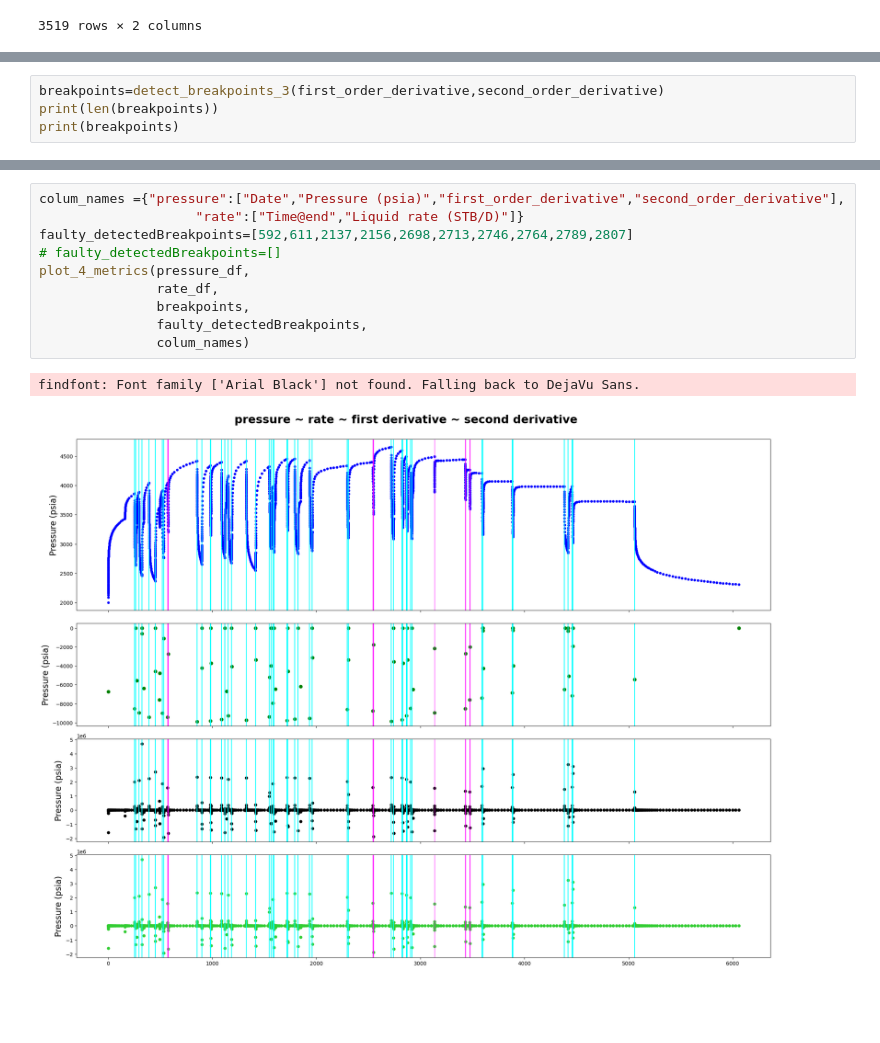
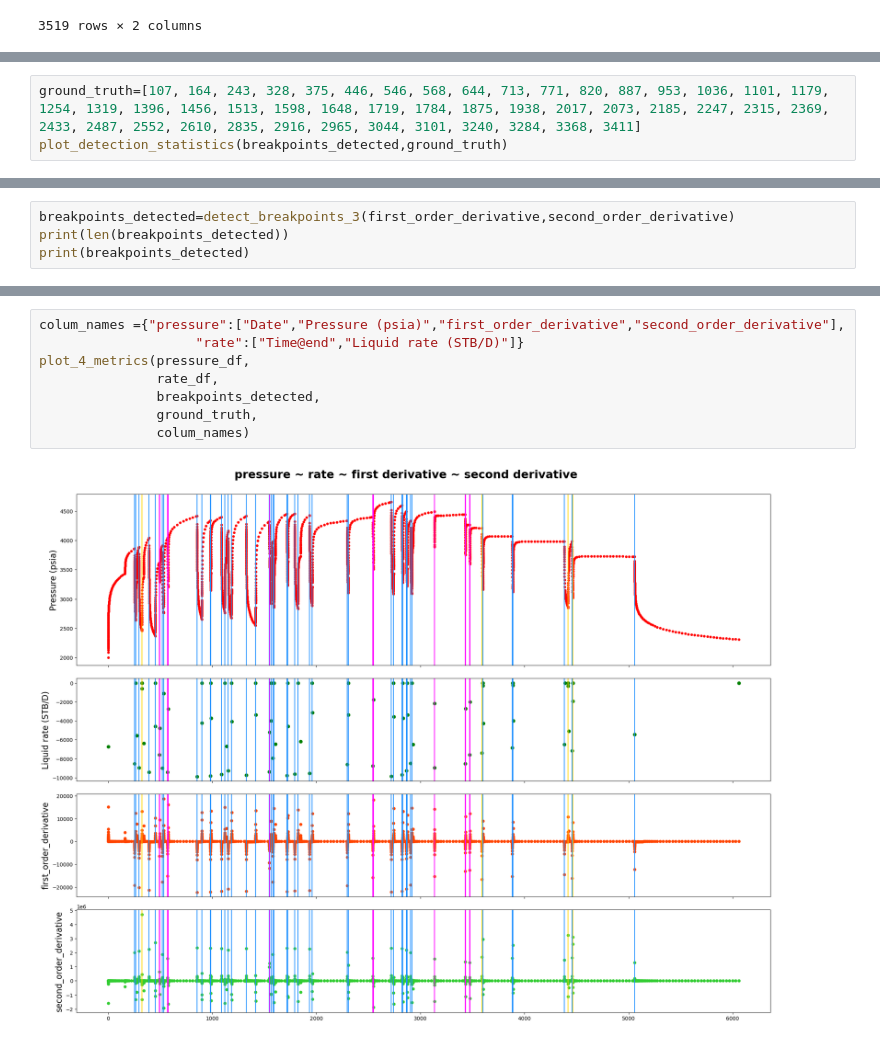
Before and after one commit to juneciel510/transient_identification, a Jupyter notebook: source_code/synthetic_data.ipynb, the cells around one changed output, grey strips where cells are left out. Drawn from its saved outputs; the diff is of its cells as text; blank space fills up the shorter version.

```diff
--- a/source_code/synthetic_data.ipynb
+++ b/source_code/synthetic_data.ipynb
@@ -127,0 +143,3 @@ display(pressure_df)
+# %%
+ground_truth=[107, 164, 243, 328, 375, 446, 546, 568, 644, 713, 771, 820, 887, 953, 1036, 1101, 1179, 1254, 1319, 1396, 1456, 1513, 1598, 1648, 1719, 1784, 1875, 1938, 2017, 2073, 2185, 2247, 2315, 2369, 2433, 2487, 2552, 2610, 2835, 2916, 2965, 3044, 3101, 3240, 3284, 3368, 3411]
+plot_detection_statistics(breakpoints_detected,ground_truth)
@@ -128,7 +189,7 @@ display(pressure_df)
 # %%
-breakpoints=detect_breakpoints_3(first_order_derivative,second_order_derivative)
-print(len(breakpoints))
-print(breakpoints)
+breakpoints_detected=detect_breakpoints_3(first_order_derivative,second_order_derivative)
+print(len(breakpoints_detected))
+print(breakpoints_detected)
 # %% [output]
 2528.518177413723 272776.92851259984
 57
@@ -143,13 +203,10 @@ accuracy: 0.8245614035087719
 # %%
 colum_names ={"pressure":["Date","Pressure (psia)","first_order_derivative","second_order_derivative"],
                     "rate":["Time@end","Liquid rate (STB/D)"]}
-faulty_detectedBreakpoints=[592,611,2137,2156,2698,2713,2746,2764,2789,2807]
-# faulty_detectedBreakpoints=[]
 plot_4_metrics(pressure_df,
                rate_df,
-               breakpoints,
-               faulty_detectedBreakpoints,
+               breakpoints_detected,
+               ground_truth,
                colum_names)
 # %% [output]
-findfont: Font family ['Arial Black'] not found. Falling back to DejaVu Sans.
-[figure, old version]
+[figure, new version]
```
Also changed, not shown: parts of 16 cells of this notebook, 4 other files.
